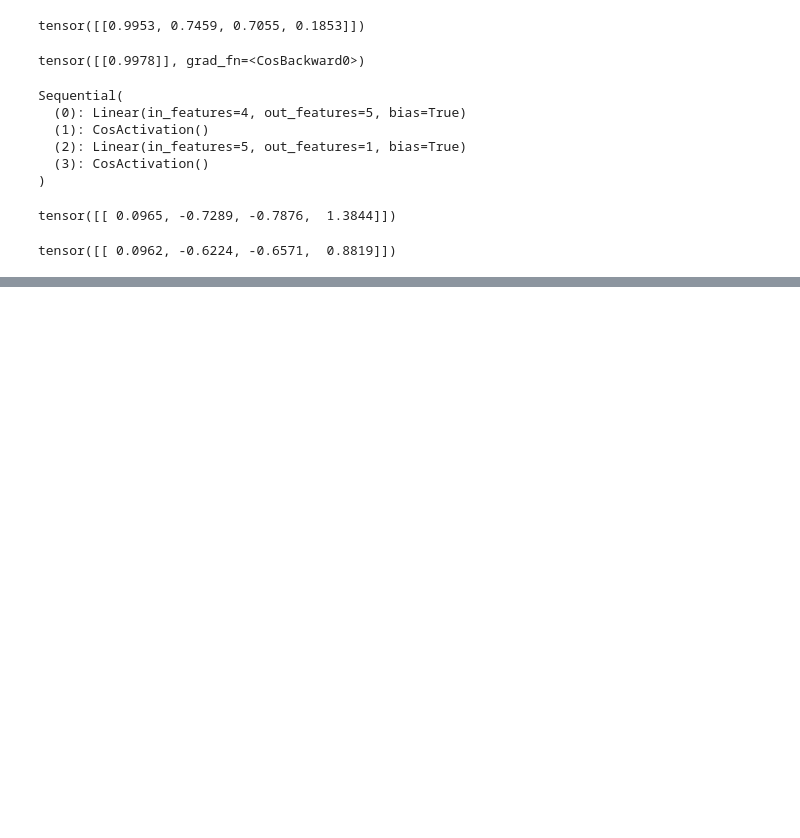
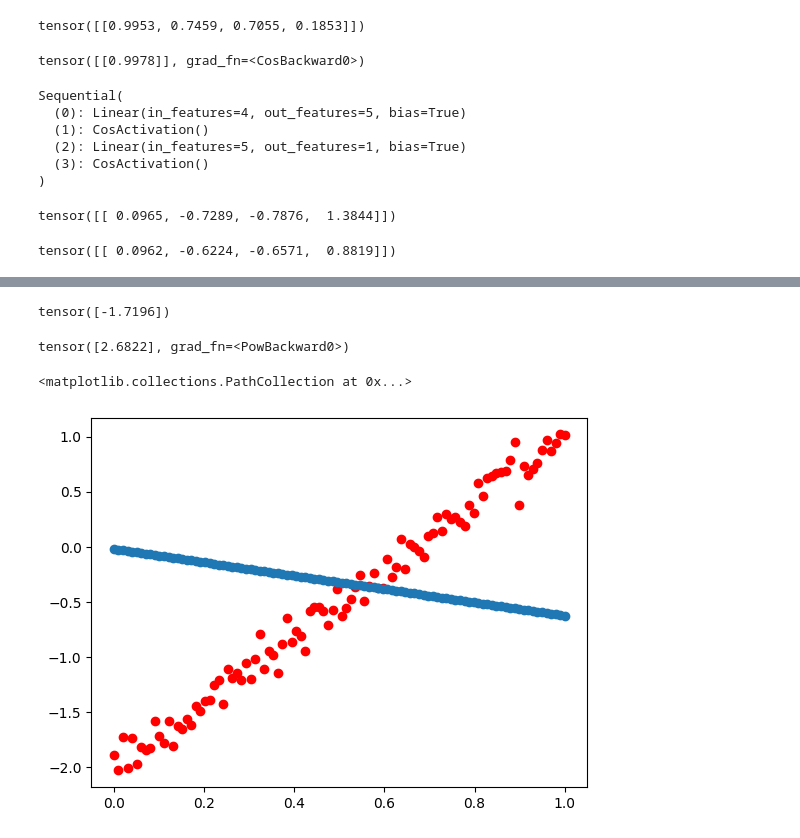
Before and after one commit to JamorMoussa/Live-Coding-All-Materials, a Jupyter notebook: 00-live-coding-deep-learning-basics-with-pytorch.ipynb, the cells around one changed output, grey strips where cells are left out. Saved outputs shown, nothing was run; the diff lists cells and outputs as text; code cells hidden in the pictures; blank space fills up the shorter version.

```diff
--- a/00-live-coding-deep-learning-basics-with-pytorch.ipynb
+++ b/00-live-coding-deep-learning-basics-with-pytorch.ipynb
@@ -595,0 +656,18 @@ tensor([[ 0.0962, -0.6224, -0.6571,  0.8819]])
+# %%
+tr_x = torch.from_numpy(x).unsqueeze(0).t().type(torch.float32)
+tr_y = torch.from_numpy(y).unsqueeze(0).t().type(torch.float32)
+# %%
+class LinearRegressionModel(nn.Module):
+
+    def __init__(self):
+        super(LinearRegressionModel, self).__init__()
+
+        self.layer = nn.Linear(
+            in_features= 1,
+            out_features= 1
+        )
+
+    def forward(self, x):
+        return self.layer(x)
+# %%
+lrmodel = LinearRegressionModel()
@@ -595,0 +685,8 @@ tensor([[ 0.0962, -0.6224, -0.6571,  0.8819]])
+# %%
+tr_y[10]
+# %% [output]
+tensor([-1.7196])
+# %%
+(res - tr_y[10])**2
+# %% [output]
+tensor([2.6822], grad_fn=<PowBackward0>)
@@ -595,0 +699,7 @@ tensor([[ 0.0962, -0.6224, -0.6571,  0.8819]])
+# %%
+y_pred_tensor = lrmodel(tr_x)
+plt.scatter(x, y, color="r")
+plt.scatter(x, y_pred_tensor.detach().numpy())
+# %% [output]
+<matplotlib.collections.PathCollection at 0x...>
+[figure, added]
```
Also changed, not shown: parts of 23 cells of this notebook.
